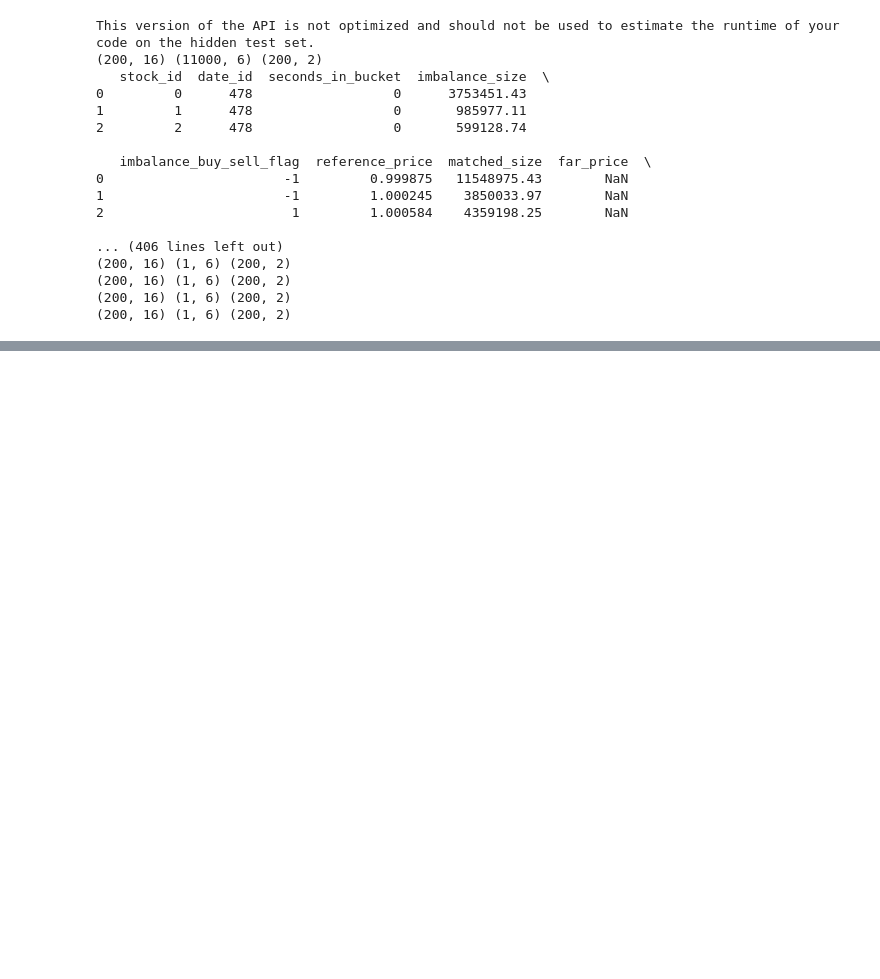
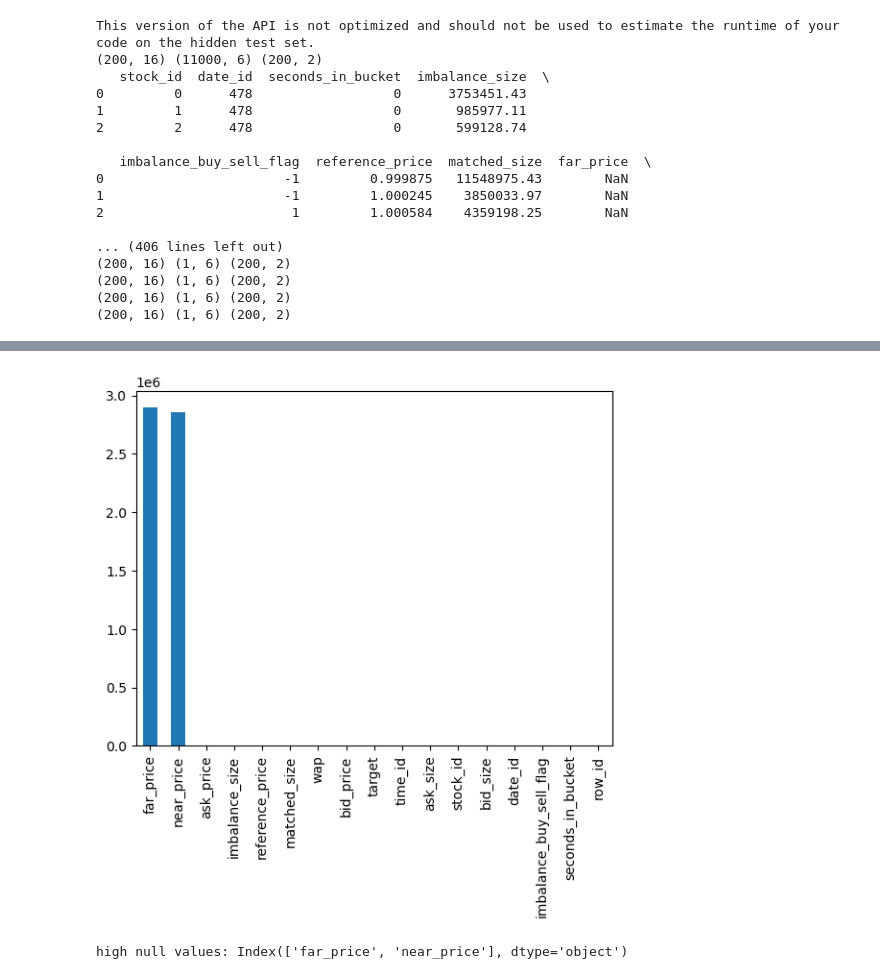
Before and after one commit to KingBoomie/ml2023-project, a Jupyter notebook: kaggle-submission.ipynb, the cells around one changed output, grey strips where cells are left out. Drawn from its saved outputs; the diff is of its cells as text; code cells hidden in the pictures; blank space fills up the shorter version.

```diff
--- a/kaggle-submission.ipynb
+++ b/kaggle-submission.ipynb
@@ -59,0 +113,11 @@ This version of the API is not optimized and should not be used to estimate the
+# %%
+# Check the total null values of df
+def check_null(df,return_null_cols=False, null_cols_count=2, ):
+    df = df.copy()
+    vals = df.isna().sum().sort_values(ascending=False).plot(kind='bar')
+    if return_null_cols:
+        return vals[:null_cols_count].index
+
+null_cols = check_null(train_df)
+# %% [output]
+[figure, added]
@@ -59,0 +126,14 @@ This version of the API is not optimized and should not be used to estimate the
+# %%
+# Drip high null columsn
+high_null_cols = train_df.isna().sum().sort_values(ascending=False)[:2].index
+
+print(f"high null values: {high_null_cols}")
+
+def drop_cols(df, cols):
+    df = df.drop(cols, axis=1)
+    return df
+
+df = drop_cols(train_df, high_null_cols)
+df = drop_cols(df, ['row_id'])
+# %% [output]
+high null values: Index(['far_price', 'near_price'], dtype='object')
```
Also changed, not shown: parts of 30 cells of this notebook.
